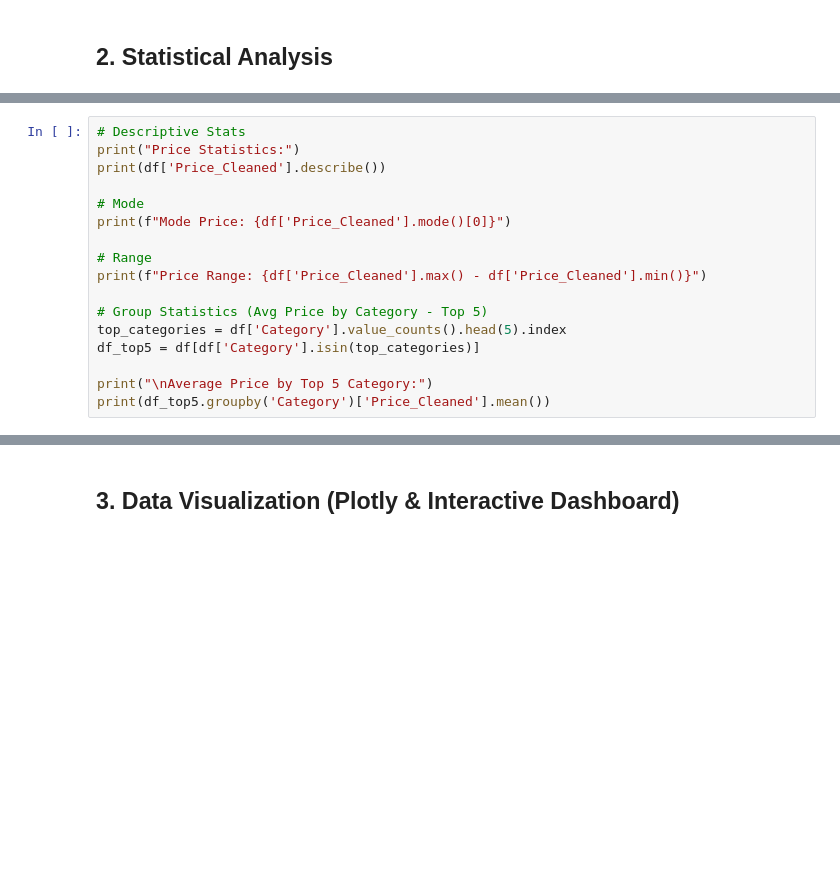
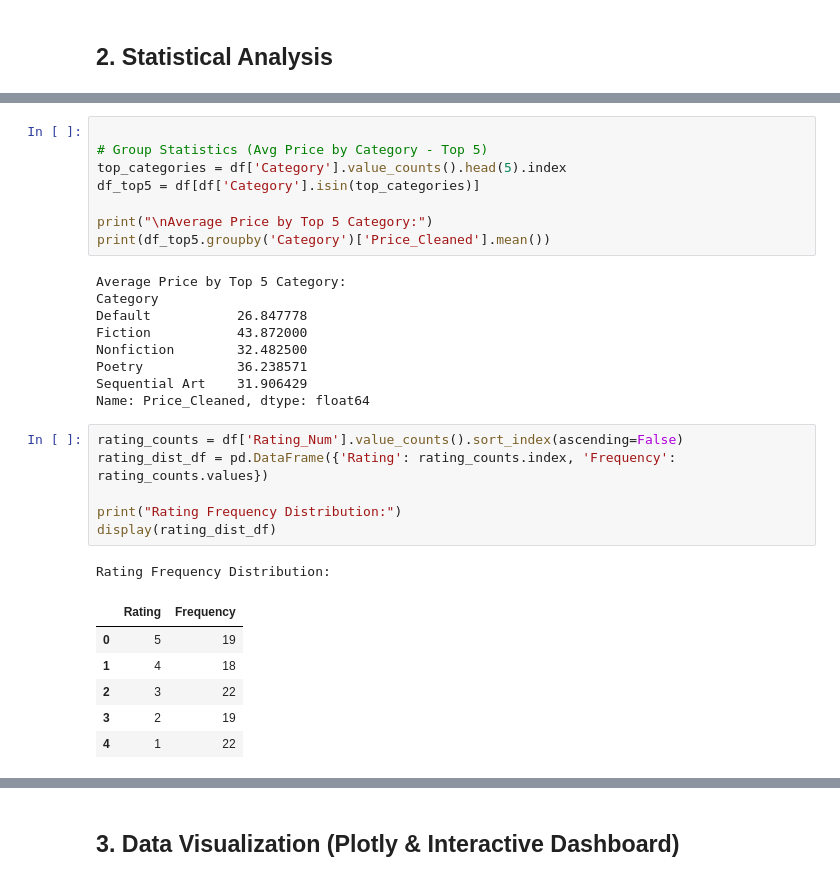
Before and after one commit to senavirathne/programming-for-data-science-coursework-2025-2, a Jupyter notebook: coursework_COMScDS252P-002/question2_ecommerce_analysis/ecommerce_analysis.ipynb, the cells around one changed output, grey strips where cells are left out. Cells and saved outputs as stored; diff of their text form; blank space fills up the shorter version.

```diff
--- a/coursework_COMScDS252P-002/question2_ecommerce_analysis/ecommerce_analysis.ipynb
+++ b/coursework_COMScDS252P-002/question2_ecommerce_analysis/ecommerce_analysis.ipynb
@@ -92,13 +161,4 @@ print("Cleaned data saved to books_cleaned.csv")
 # %%
-# Descriptive Stats
-print("Price Statistics:")
-print(df['Price_Cleaned'].describe())
-
-# Mode
-print(f"Mode Price: {df['Price_Cleaned'].mode()[0]}")
-
-# Range
-print(f"Price Range: {df['Price_Cleaned'].max() - df['Price_Cleaned'].min()}")
 
 # Group Statistics (Avg Price by Category - Top 5)
 top_categories = df['Category'].value_counts().head(5).index
@@ -106,6 +166,29 @@ df_top5 = df[df['Category'].isin(top_categories)]
 
 print("\nAverage Price by Top 5 Category:")
 print(df_top5.groupby('Category')['Price_Cleaned'].mean())
+# %% [output]
+Average Price by Top 5 Category:
+Category
+Default           26.847778
+Fiction           43.872000
+Nonfiction        32.482500
+Poetry            36.238571
+Sequential Art    31.906429
+Name: Price_Cleaned, dtype: float64
+# %%
+rating_counts = df['Rating_Num'].value_counts().sort_index(ascending=False)
+rating_dist_df = pd.DataFrame({'Rating': rating_counts.index, 'Frequency': rating_counts.values})
+
+print("Rating Frequency Distribution:")
+display(rating_dist_df)
+# %% [output]
+Rating Frequency Distribution:
+|  | Rating | Frequency |
+| 0 | 5 | 19 |
+| 1 | 4 | 18 |
+| 2 | 3 | 22 |
+| 3 | 2 | 19 |
+| 4 | 1 | 22 |
 # %%
 # Inferential Statistics
 
```
Also changed, not shown: parts of 17 cells of this notebook, 13 other files.
